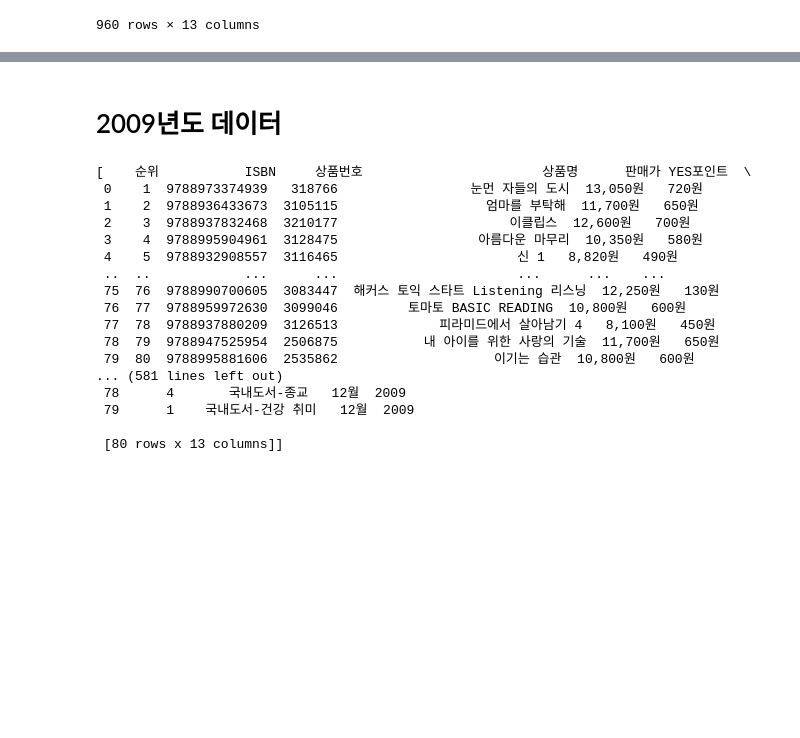
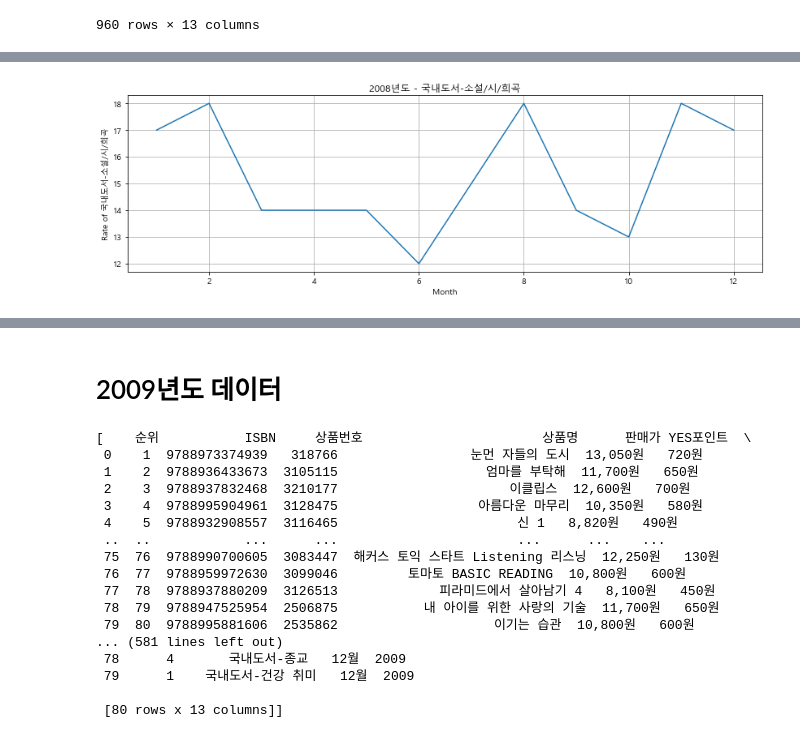
Before and after one commit to twg12/Bestseller-Analysis, a Jupyter notebook: Yes24 Bestseller/Total.ipynb, the cells around one changed output, grey strips where cells are left out. Saved outputs shown, nothing was run; the diff lists cells and outputs as text; code cells hidden in the pictures; blank space fills up the shorter version.

```diff
--- a/Yes24 Bestseller/Total.ipynb
+++ b/Yes24 Bestseller/Total.ipynb
@@ -91,0 +102,12 @@ Yes24_2008[Yes24_2008["관리분류"] == '국내도서-소설/시/희곡'].group
+# %%
+x = [1, 2, 3, 4, 5, 6, 7, 8, 9, 10, 11, 12]
+y = Yes24_2008_table['상품명']
+plt.plot(x, y)
+
+plt.title('2008년도 - 국내도서-소설/시/희곡')
+plt.xlabel('Month')
+plt.ylabel('Rate of 국내도서-소설/시/희곡')
+
+plt.show()
+# %% [output]
+[figure, added]
```
Also changed, not shown: parts of 11 cells of this notebook.
